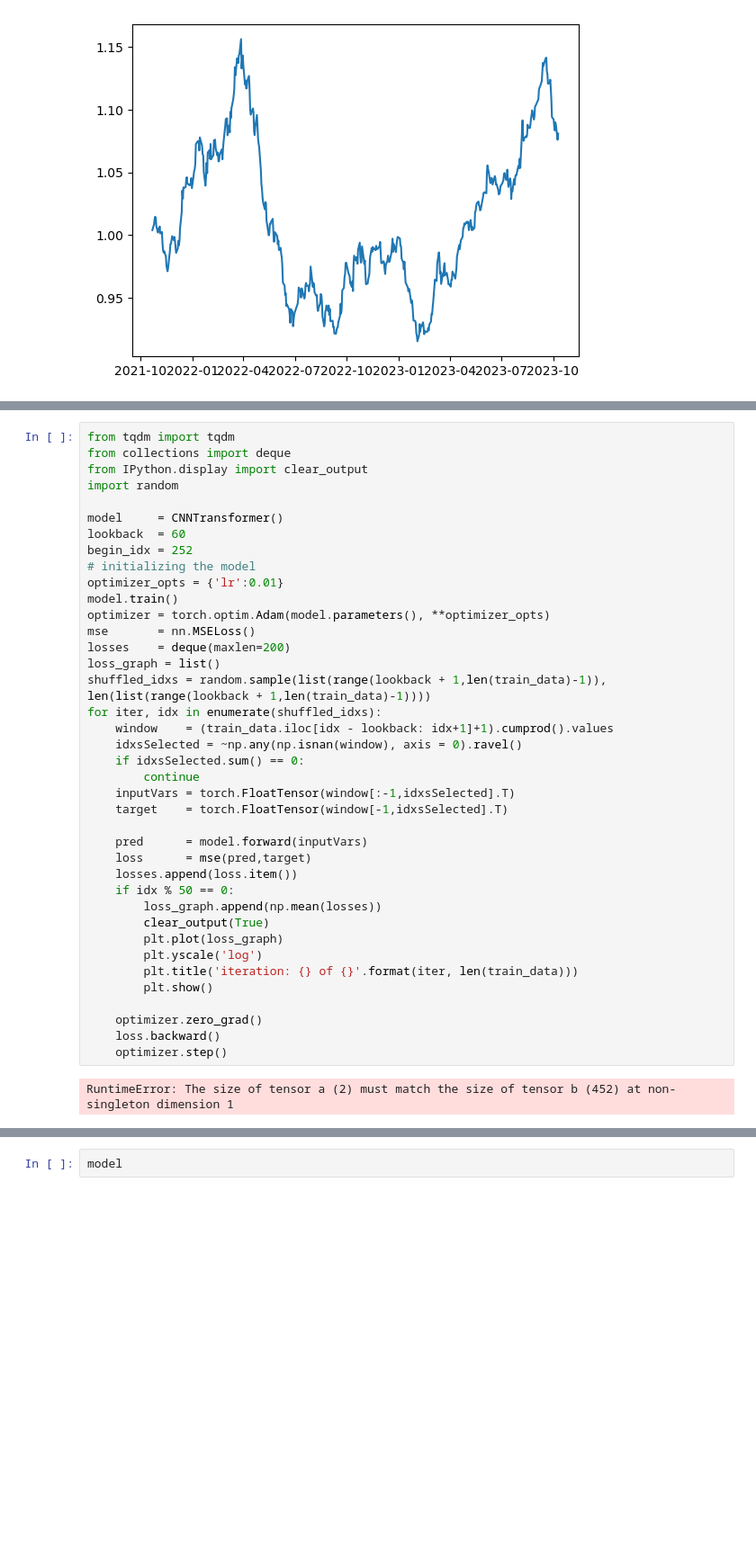
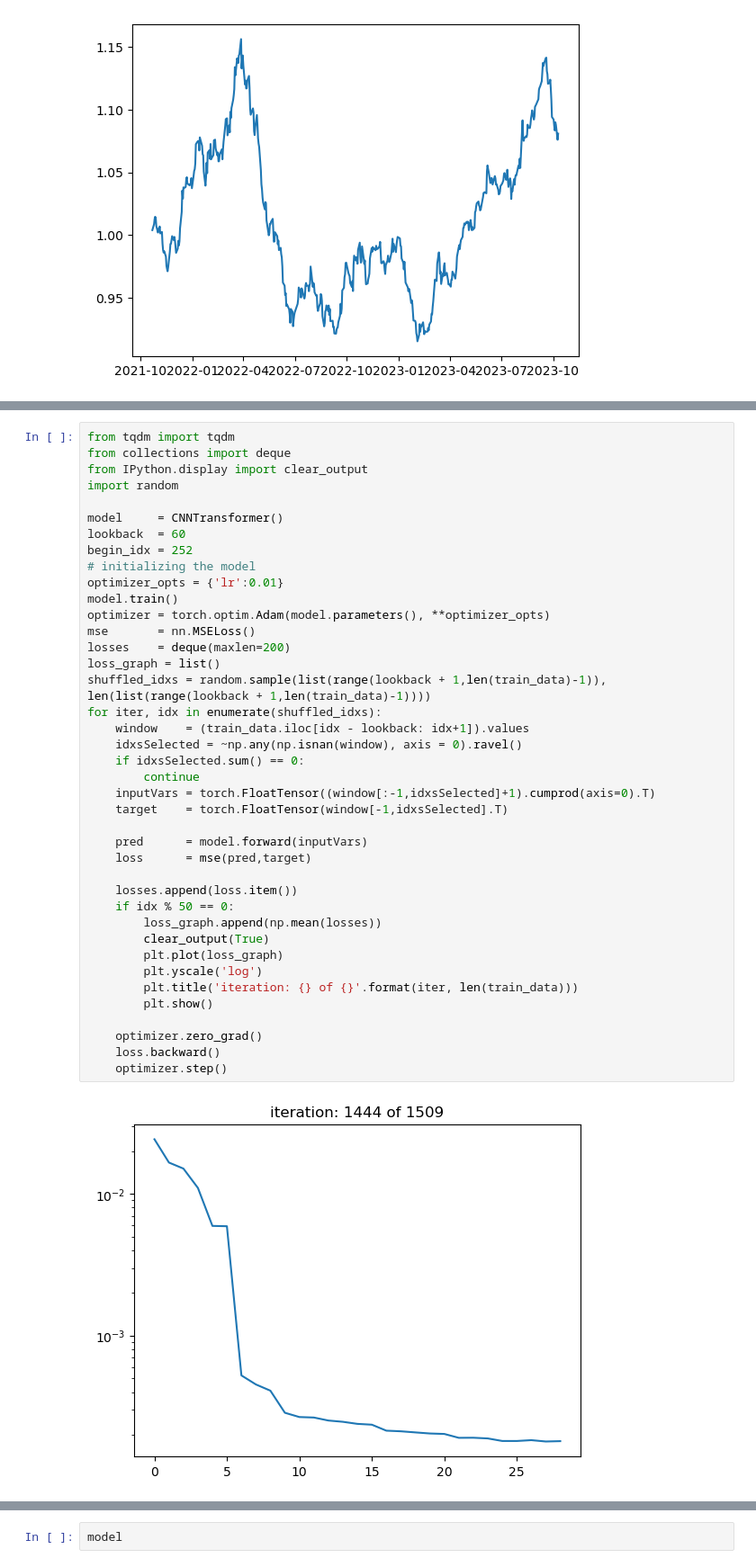
Before and after one commit to quintengeerts2000/MasterThesis-DRL_applications_to_stat_arb, a Jupyter notebook: empirical_analysis/residual_creation.ipynb, the cells around one changed output, grey strips where cells are left out. Shown at 90% size. Saved outputs shown, nothing was run; the diff lists cells and outputs as text; blank space fills up the shorter version.

```diff
--- a/empirical_analysis/residual_creation.ipynb
+++ b/empirical_analysis/residual_creation.ipynb
@@ -188,33 +187,34 @@ lookback  = 60
 begin_idx = 252
 # initializing the model
 optimizer_opts = {'lr':0.01}
 model.train()
 optimizer = torch.optim.Adam(model.parameters(), **optimizer_opts)
 mse       = nn.MSELoss()
 losses    = deque(maxlen=200)
 loss_graph = list()
 shuffled_idxs = random.sample(list(range(lookback + 1,len(train_data)-1)), len(list(range(lookback + 1,len(train_data)-1))))
 for iter, idx in enumerate(shuffled_idxs):
-    window    = (train_data.iloc[idx - lookback: idx+1]+1).cumprod().values
+    window    = (train_data.iloc[idx - lookback: idx+1]).values
     idxsSelected = ~np.any(np.isnan(window), axis = 0).ravel()
     if idxsSelected.sum() == 0:
         continue
-    inputVars = torch.FloatTensor(window[:-1,idxsSelected].T)
+    inputVars = torch.FloatTensor((window[:-1,idxsSelected]+1).cumprod(axis=0).T)
     target    = torch.FloatTensor(window[-1,idxsSelected].T)
 
     pred      = model.forward(inputVars)
     loss      = mse(pred,target)
+
     losses.append(loss.item())
     if idx % 50 == 0:
         loss_graph.append(np.mean(losses))
         clear_output(True)
         plt.plot(loss_graph)
         plt.yscale('log')
         plt.title('iteration: {} of {}'.format(iter, len(train_data)))
         plt.show()
 
     optimizer.zero_grad()
     loss.backward()
     optimizer.step()
 # %% [output]
-RuntimeError: The size of tensor a (2) must match the size of tensor b (452) at non-singleton dimension 1
+[figure, added]
```
Also changed, not shown: parts of 3 cells of this notebook, 4 other files.
